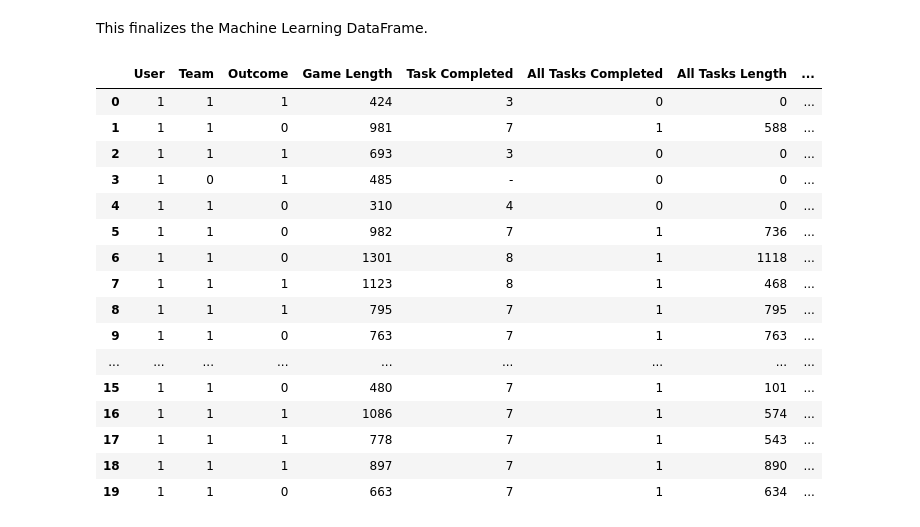
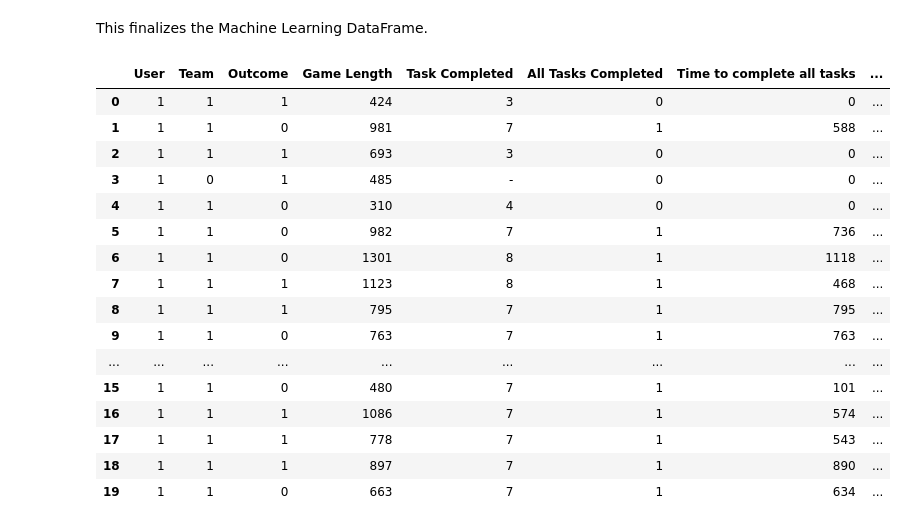
Before and after one commit to madelinesachtler/final-project, a Jupyter notebook: cleaning.ipynb, the cells around one changed output. Cells and saved outputs as stored; diff of their text form; code cells hidden in the pictures.

```diff
--- a/cleaning.ipynb
+++ b/cleaning.ipynb
@@ -406,24 +410,24 @@ This finalizes the Machine Learning DataFrame.
 # %%
 ml_df = pd.DataFrame({
     'User' : combined["User"],
     'Team' : combined_binary["Team_Crewmate"],
     'Outcome' : combined_binary["Outcome_Win"],
     'Game Length' : cleaned_game_length['Seconds'],
     'Task Completed' : combined["Task Completed"],
     'All Tasks Completed' : combined_binary["All Tasks Completed_Yes"],
-    'All Tasks Length' : cleaned_task_length['Seconds'],
+    'Time to complete all tasks' : cleaned_task_length['Seconds'],
     'Imposter Kills' : combined["Imposter Kills"],
-    'Sabotages Fixed' : combined["Sabotages Fixed"], # This may need to be cleaned for ML
+    'Sabotages Fixed' : combined["Sabotages Fixed"],
     'Murdered' : combined_binary["Murdered_Yes"],
     'Ejected' : combined_binary["Ejected_Yes"],
     'Night' : time_binary["Time of Day_Night"],
     'Morning' : time_binary["Time of Day_Morning"],
     'Afternoon' : time_binary["Time of Day_Afternoon"],
     'Evening' : time_binary["Time of Day_Evening"]
 })
 ml_df.head(20)
 # %% [output]
-|  | User | Team | Outcome | Game Length | Task Completed | All Tasks Completed | All Tasks Length | ... |
+|  | User | Team | Outcome | Game Length | Task Completed | All Tasks Completed | Time to complete all tasks | ... |
 | 0 | 1 | 1 | 1 | 424 | 3 | 0 | 0 | ... |
 | 1 | 1 | 1 | 0 | 981 | 7 | 1 | 588 | ... |
 | 2 | 1 | 1 | 1 | 693 | 3 | 0 | 0 | ... |
```
Also changed, not shown: parts of 19 cells of this notebook, 5 other files.
